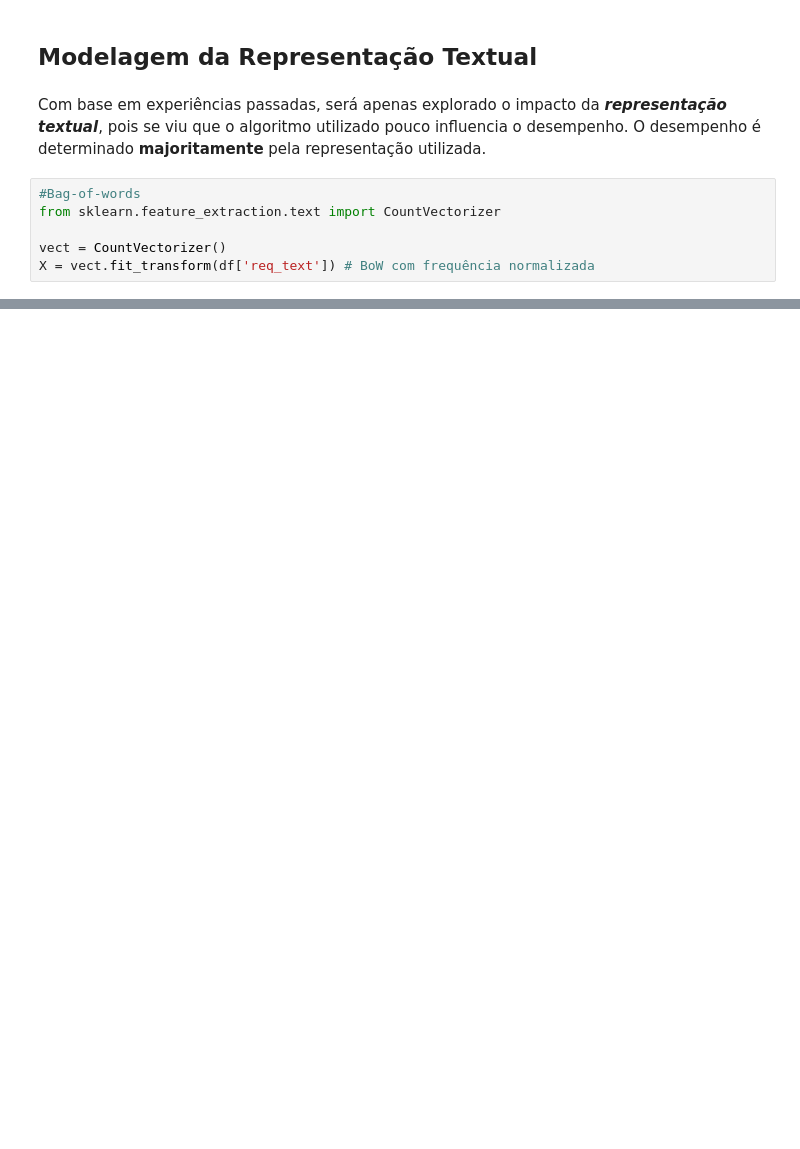
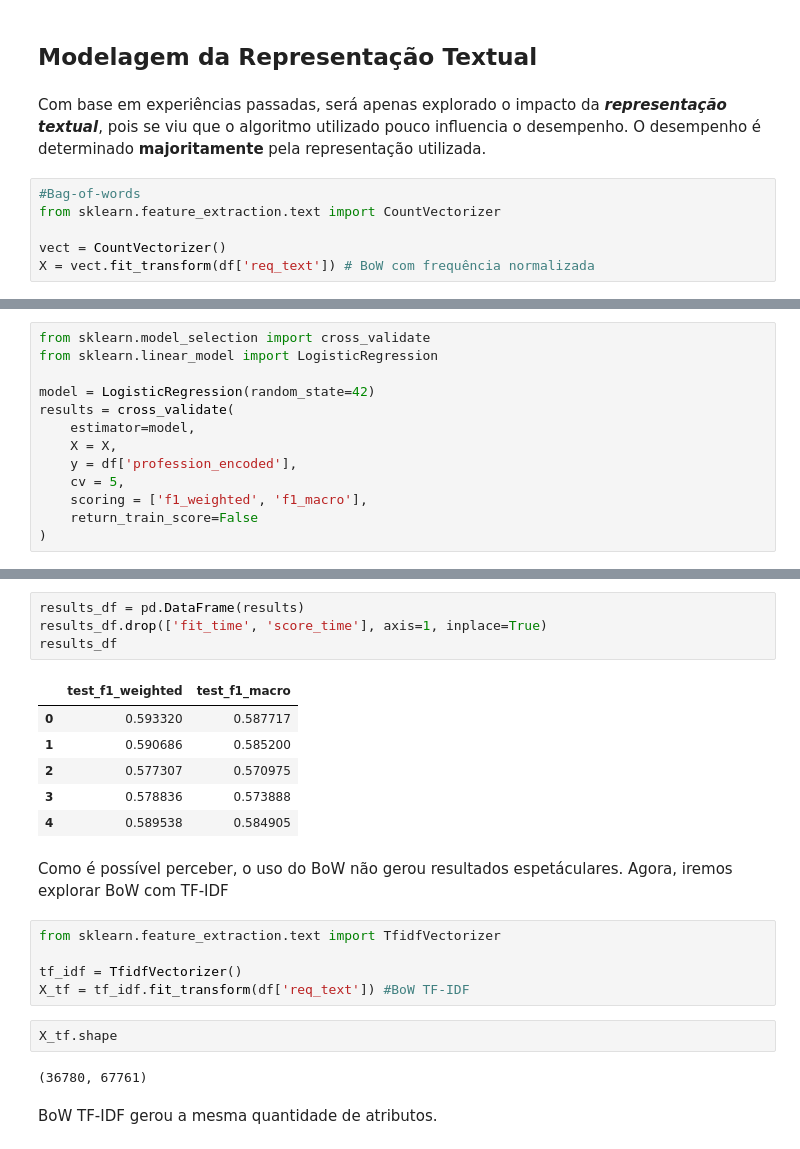
Before and after one commit to Marcos-Med/PLN, a Jupyter notebook: Marcos/ep2.ipynb, the cells around one changed output, grey strips where cells are left out. Drawn from its saved outputs; the diff is of its cells as text; blank space fills up the shorter version.

```diff
--- a/Marcos/ep2.ipynb
+++ b/Marcos/ep2.ipynb
@@ -77,0 +85,13 @@ X.shape
+# %%
+from sklearn.model_selection import cross_validate
+from sklearn.linear_model import LogisticRegression
+
+model = LogisticRegression(random_state=42)
+results = cross_validate(
+    estimator=model,
+    X = X,
+    y = df['profession_encoded'],
+    cv = 5,
+    scoring = ['f1_weighted', 'f1_macro'],
+    return_train_score=False
+)
@@ -77,0 +116,24 @@ X.shape
+# %%
+results_df = pd.DataFrame(results)
+results_df.drop(['fit_time', 'score_time'], axis=1, inplace=True)
+results_df
+# %% [output]
+|  | test_f1_weighted | test_f1_macro |
+| 0 | 0.593320 | 0.587717 |
+| 1 | 0.590686 | 0.585200 |
+| 2 | 0.577307 | 0.570975 |
+| 3 | 0.578836 | 0.573888 |
+| 4 | 0.589538 | 0.584905 |
+# %% [markdown]
+Como é possível perceber, o uso do BoW não gerou resultados espetáculares. Agora, iremos explorar BoW com TF-IDF
+# %%
+from sklearn.feature_extraction.text import TfidfVectorizer
+
+tf_idf = TfidfVectorizer()
+X_tf = tf_idf.fit_transform(df['req_text']) #BoW TF-IDF
+# %%
+X_tf.shape
+# %% [output]
+(36780, 67761)
+# %% [markdown]
+BoW TF-IDF gerou a mesma quantidade de atributos.
```
Also changed, not shown: parts of 24 cells of this notebook.
